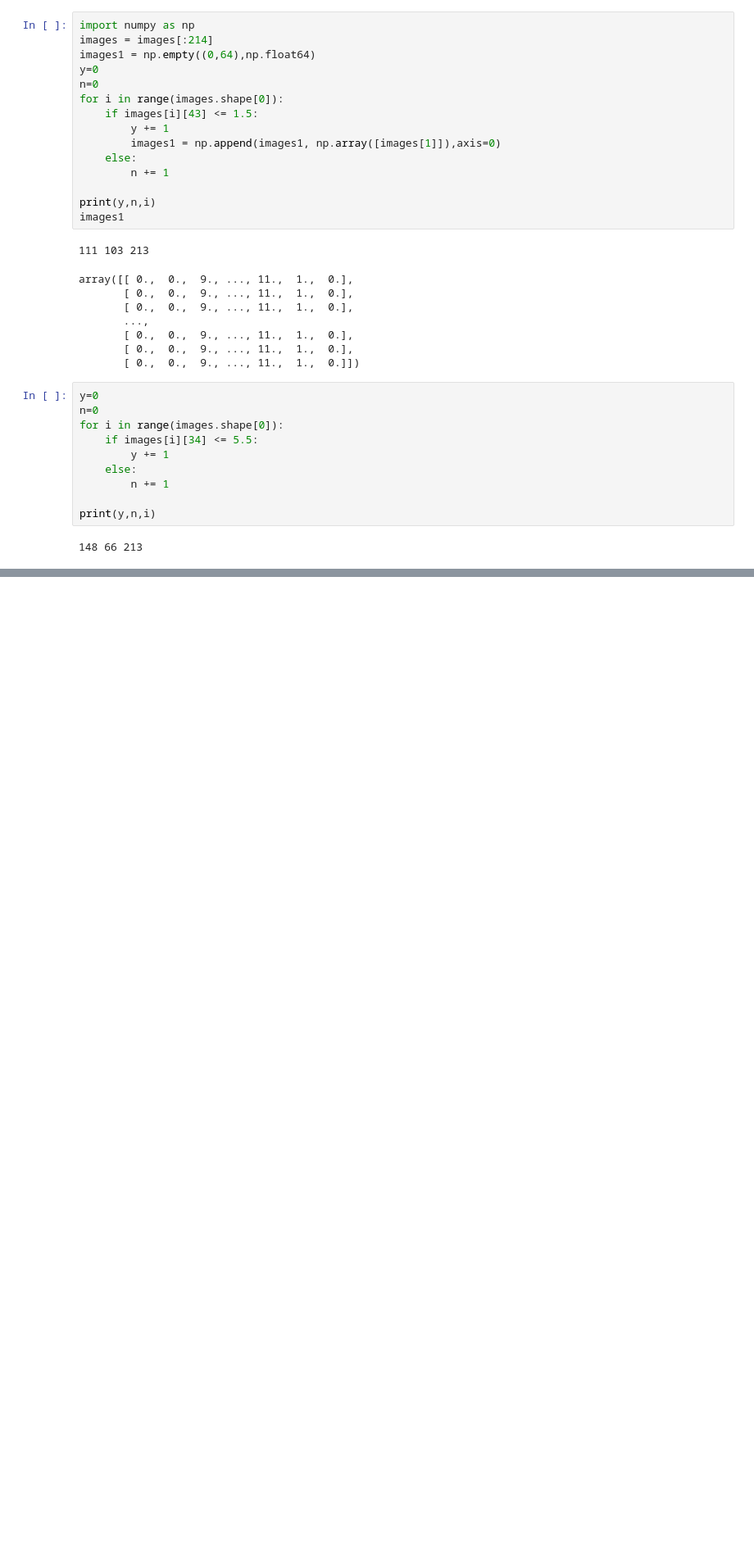
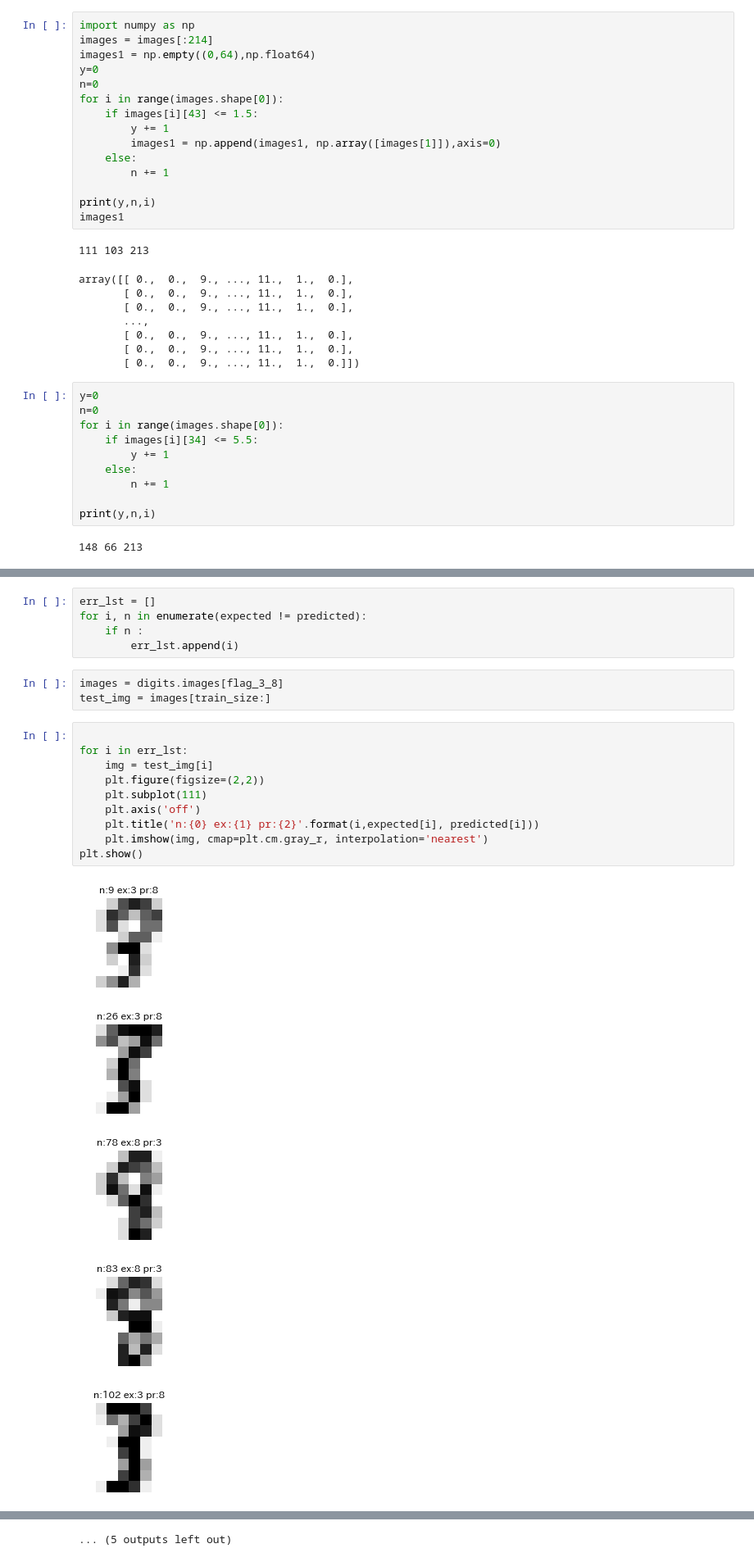
Before and after one commit to MasatakaShibataSS/lesson, a Jupyter notebook: AI/examples/03/tree.ipynb, the cells around one changed output, grey strips where cells are left out. Shown: that part at 82% size. Saved outputs shown, nothing was run; the diff lists cells and outputs as text; blank space fills up the shorter version.

```diff
--- a/AI/examples/03/tree.ipynb
+++ b/AI/examples/03/tree.ipynb
@@ -109,0 +133,24 @@ print(y,n,i)
+# %%
+err_lst = []
+for i, n in enumerate(expected != predicted):
+    if n :
+        err_lst.append(i)
+# %%
+images = digits.images[flag_3_8]
+test_img = images[train_size:]
+# %%
+
+for i in err_lst:
+    img = test_img[i]
+    plt.figure(figsize=(2,2))
+    plt.subplot(111)
+    plt.axis('off')
+    plt.title('n:{0} ex:{1} pr:{2}'.format(i,expected[i], predicted[i]))
+    plt.imshow(img, cmap=plt.cm.gray_r, interpolation='nearest')
+plt.show()
+# %% [output]
+[figure, added]
+[figure, added]
+[figure, added]
+[figure, added]
+[figure, added]
@@ -109,0 +164 @@ print(y,n,i)
+... (5 outputs left out)
```
Also changed, not shown: parts of 4 cells of this notebook, 4 other files.
